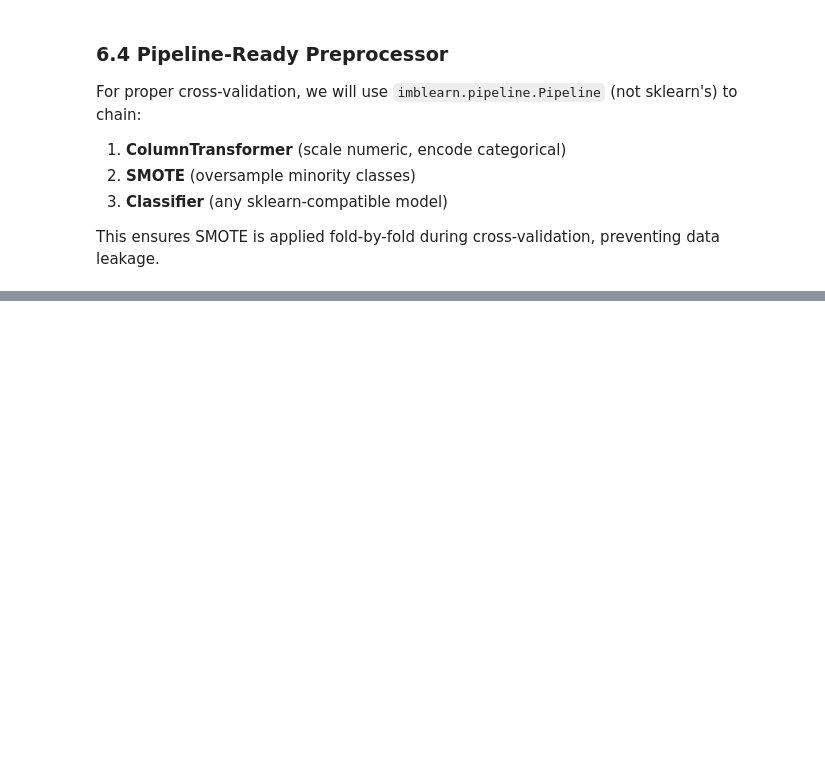
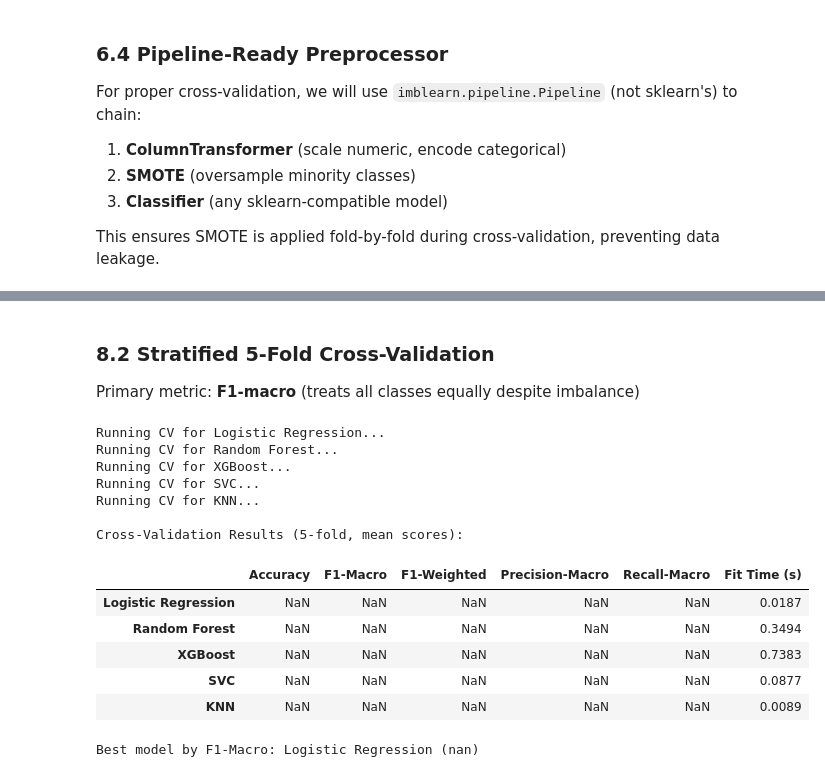
Before and after one commit to Aananda-giri/scripts, a Jupyter notebook: classification/classification_notebook.ipynb, the cells around one changed output, grey strips where cells are left out. Cells and saved outputs as stored; diff of their text form; code cells hidden in the pictures; blank space fills up the shorter version.

```diff
--- a/classification/classification_notebook.ipynb
+++ b/classification/classification_notebook.ipynb
@@ -693,0 +773,48 @@ This ensures SMOTE is applied fold-by-fold during cross-validation, preventing d
+# %% [markdown]
+### 8.2 Stratified 5-Fold Cross-Validation
+
+Primary metric: **F1-macro** (treats all classes equally despite imbalance)
+# %%
+# Cross-validation setup
+cv = StratifiedKFold(n_splits=5, shuffle=True, random_state=RANDOM_STATE)
+scoring = ['accuracy', 'f1_macro', 'f1_weighted', 'precision_macro', 'recall_macro']
+
+# Run CV for each model
+cv_results = {}
+for name, pipe in pipelines.items():
+    print(f'Running CV for {name}...')
+    scores = cross_validate(pipe, X_train, y_train, cv=cv, scoring=scoring,
+                           return_train_score=False, n_jobs=-1)
+    cv_results[name] = {
+        'Accuracy': scores['test_accuracy'].mean(),
+        'F1-Macro': scores['test_f1_macro'].mean(),
+        'F1-Weighted': scores['test_f1_weighted'].mean(),
+        'Precision-Macro': scores['test_precision_macro'].mean(),
+        'Recall-Macro': scores['test_recall_macro'].mean(),
+        'Fit Time (s)': scores['fit_time'].mean()
+    }
+
+# Results table
+cv_df = pd.DataFrame(cv_results).T.round(4)
+cv_df = cv_df.sort_values('F1-Macro', ascending=False)
+print('\nCross-Validation Results (5-fold, mean scores):')
+display(cv_df)
+
+# Highlight best
+best_model_name = cv_df.index[0]
+print(f'\nBest model by F1-Macro: {best_model_name} ({cv_df.iloc[0]["F1-Macro"]:.4f})')
+# %% [output]
+Running CV for Logistic Regression...
+Running CV for Random Forest...
+Running CV for XGBoost...
+Running CV for SVC...
+Running CV for KNN...
+
+Cross-Validation Results (5-fold, mean scores):
+|  | Accuracy | F1-Macro | F1-Weighted | Precision-Macro | Recall-Macro | Fit Time (s) |
+| Logistic Regression | NaN | NaN | NaN | NaN | NaN | 0.0187 |
+| Random Forest | NaN | NaN | NaN | NaN | NaN | 0.3494 |
+| XGBoost | NaN | NaN | NaN | NaN | NaN | 0.7383 |
+| SVC | NaN | NaN | NaN | NaN | NaN | 0.0877 |
+| KNN | NaN | NaN | NaN | NaN | NaN | 0.0089 |
+Best model by F1-Macro: Logistic Regression (nan)
```
Also changed, not shown: parts of 13 cells of this notebook.
